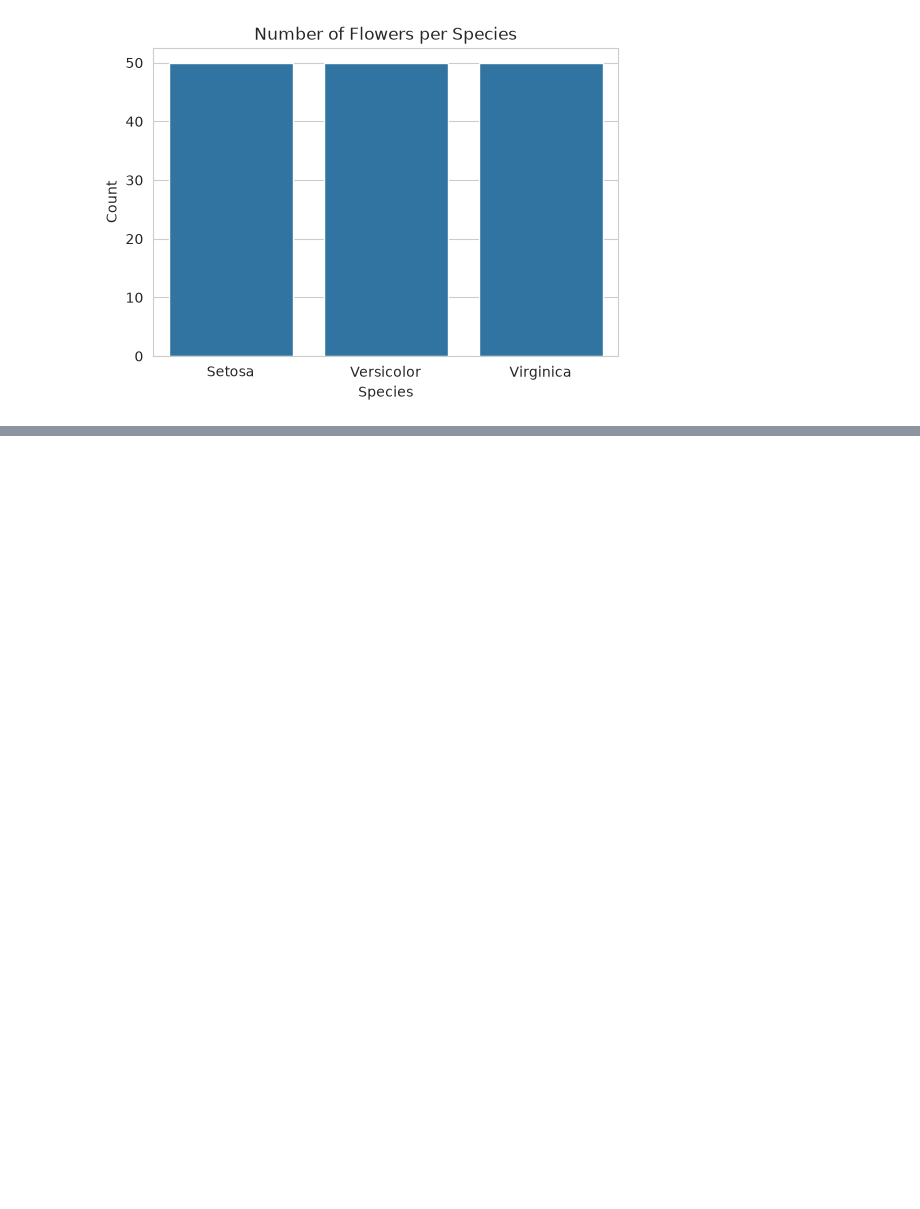
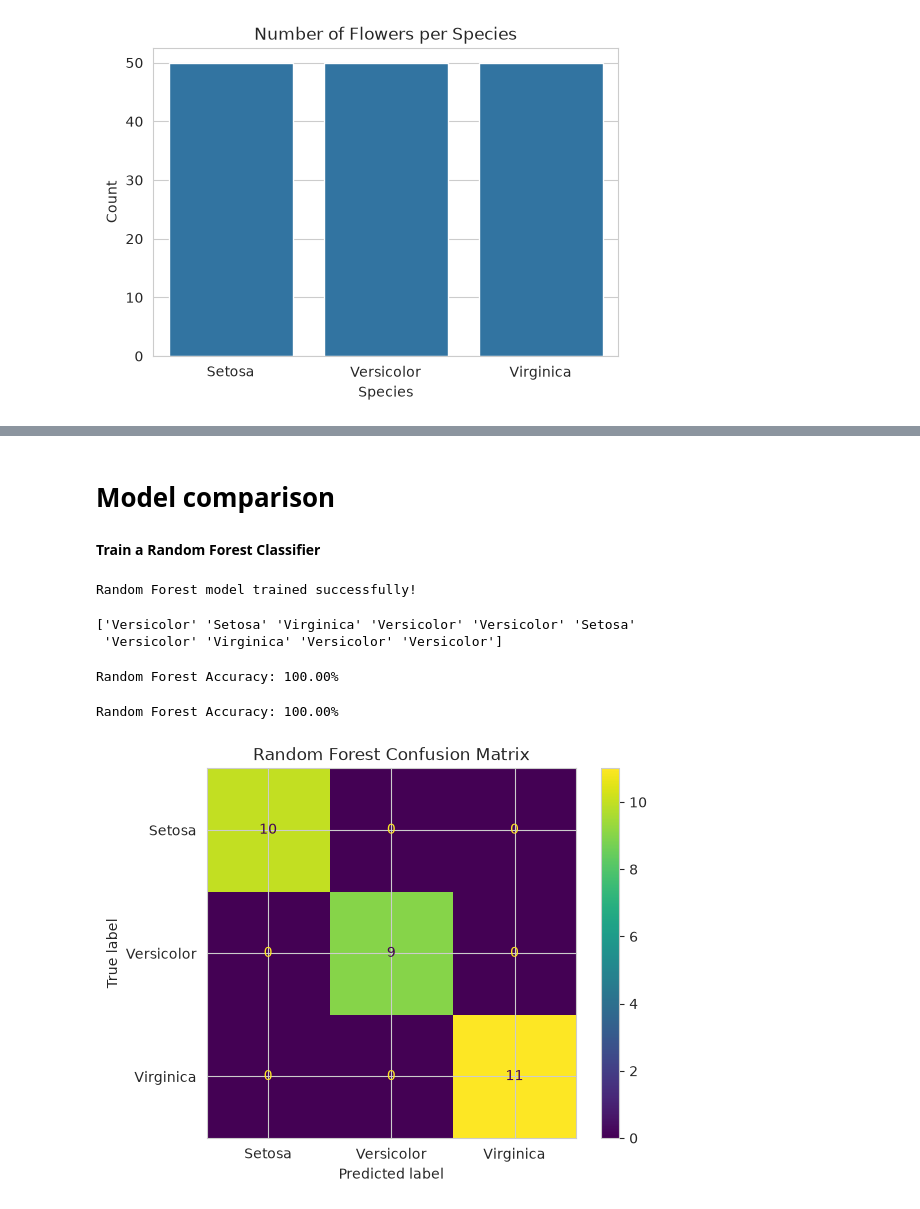
Before and after one commit to EdouTiti/CodeAlpha_Iris_Classification, a Jupyter notebook: Iris_Classification.ipynb, the cells around one changed output, grey strips where cells are left out. Saved outputs shown, nothing was run; the diff lists cells and outputs as text; code cells hidden in the pictures; blank space fills up the shorter version.

Commit message:
Complete Iris Flower Classification project

```diff
--- a/Iris_Classification.ipynb
+++ b/Iris_Classification.ipynb
@@ -166,0 +296,61 @@ plt.show()
+# %% [markdown]
+# Model comparison
+# %% [markdown]
+**Train a Random Forest Classifier**
+# %%
+from sklearn.ensemble import RandomForestClassifier
+
+# Create the model
+rf_model = RandomForestClassifier(
+    n_estimators=100,
+    random_state=42
+)
+
+# Train the model
+rf_model.fit(X_train, y_train)
+
+print("Random Forest model trained successfully!")
+# %% [output]
+Random Forest model trained successfully!
+# %%
+# Make a decision
+rf_pred = rf_model.predict(X_test)
+
+print(rf_pred[:10])
+# %% [output]
+['Versicolor' 'Setosa' 'Virginica' 'Versicolor' 'Versicolor' 'Setosa'
+ 'Versicolor' 'Virginica' 'Versicolor' 'Versicolor']
+# %%
+# Evaluate the model
+from sklearn.metrics import accuracy_score
+
+rf_accuracy = accuracy_score(y_test, rf_pred)
+
+print(f"Random Forest Accuracy: {rf_accuracy:.2%}")
+# %% [output]
+Random Forest Accuracy: 100.00%
+# %%
+# Classification Report
+from sklearn.metrics import accuracy_score
+
+rf_accuracy = accuracy_score(y_test, rf_pred)
+
+print(f"Random Forest Accuracy: {rf_accuracy:.2%}")
+# %% [output]
+Random Forest Accuracy: 100.00%
+# %%
+# Confusion Matrix
+from sklearn.metrics import confusion_matrix, ConfusionMatrixDisplay
+
+cm_rf = confusion_matrix(y_test, rf_pred)
+
+disp = ConfusionMatrixDisplay(
+    confusion_matrix=cm_rf,
+    display_labels=rf_model.classes_
+)
+
+disp.plot()
+plt.title("Random Forest Confusion Matrix")
+plt.show()
+# %% [output]
+[figure, added]
```
Also changed, not shown: parts of 28 cells of this notebook, 2 other files.
